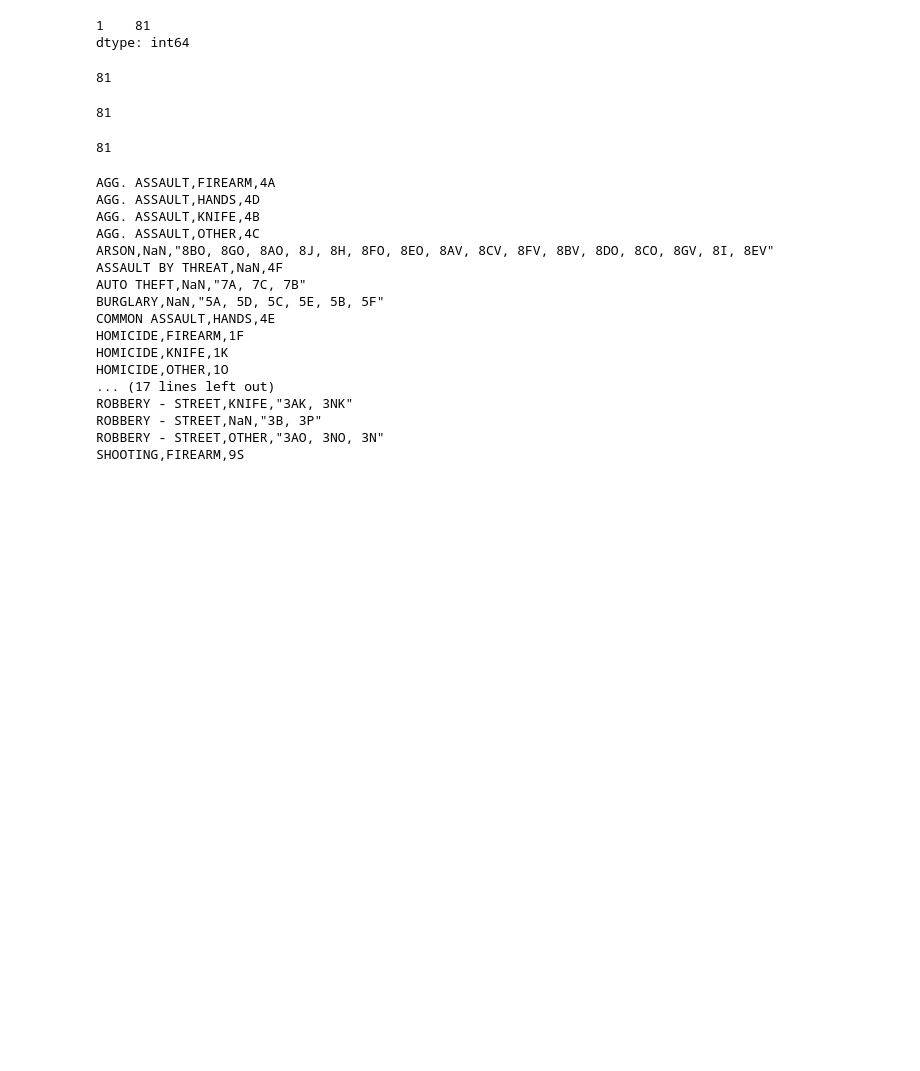
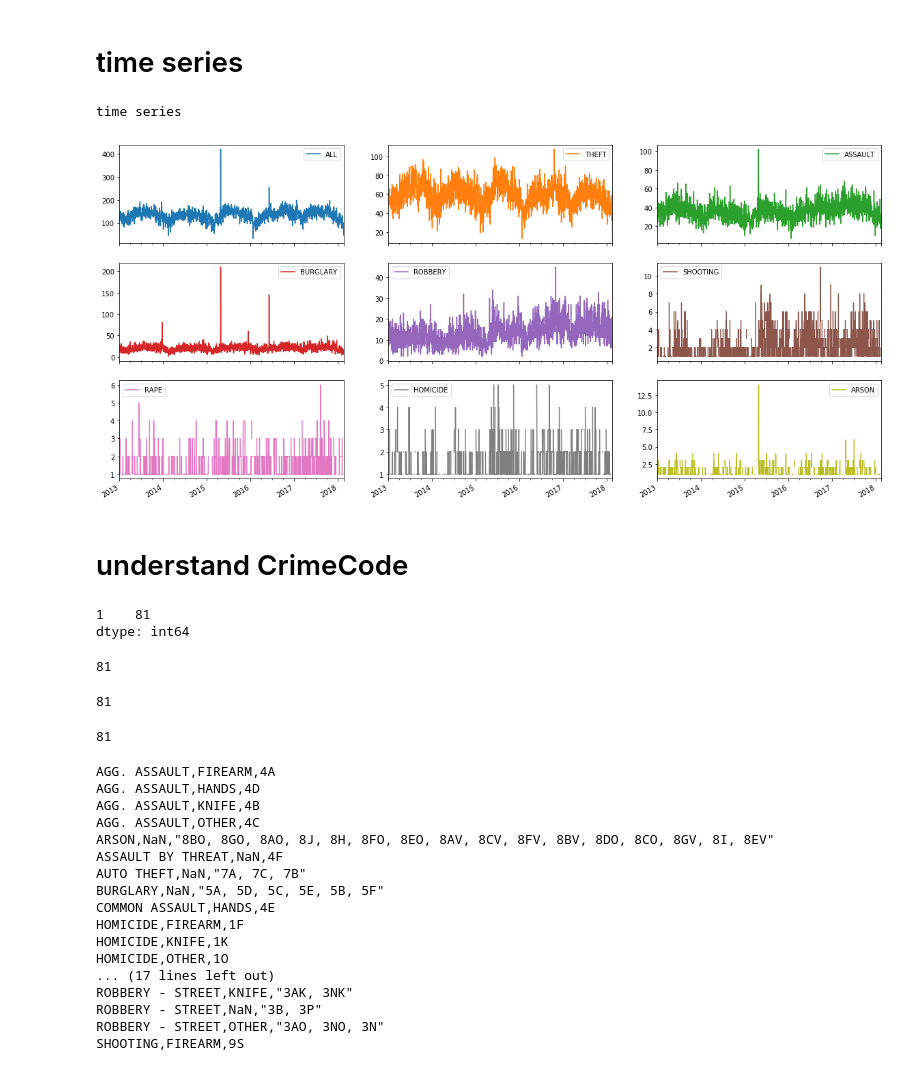
Before and after one commit to JHWu92/public-safety-baltimore, a Jupyter notebook: data/open-baltimore/UNDERSTAND - BPD_Part_1_Victim_Based_Crime_Data.ipynb, the cells around one changed output. Saved outputs shown, nothing was run; the diff lists cells and outputs as text; code cells hidden in the pictures; blank space fills up the shorter version.

```diff
--- a/data/open-baltimore/UNDERSTAND - BPD_Part_1_Victim_Based_Crime_Data.ipynb
+++ b/data/open-baltimore/UNDERSTAND - BPD_Part_1_Victim_Based_Crime_Data.ipynb
@@ -4,0 +11,20 @@ df = pd.read_csv('BPD_Part_1_Victim_Based_Crime_Data.csv').fillna('NaN')
+# %%
+merge_type = {'LARCENY': 'THEFT',
+ 'COMMON ASSAULT': 'ASSAULT',
+ 'BURGLARY' : 'BURGLARY',
+ 'LARCENY FROM AUTO': 'THEFT',
+ 'AUTO THEFT': 'THEFT',
+ 'AGG. ASSAULT': 'ASSAULT',
+ 'ROBBERY - STREET': 'ROBBERY',
+ 'ROBBERY - COMMERCIAL': 'ROBBERY',
+ 'ASSAULT BY THREAT': 'ASSAULT',
+ 'SHOOTING': 'SHOOTING',
+ 'ROBBERY - RESIDENCE': 'ROBBERY',
+ 'ROBBERY - CARJACKING': 'ROBBERY',
+ 'RAPE': 'RAPE',
+ 'HOMICIDE': 'HOMICIDE',
+ 'ARSON': 'ARSON'}
+
+simplified_types = ['THEFT', 'ASSAULT', 'BURGLARY', 'ROBBERY', 'SHOOTING', 'RAPE', 'HOMICIDE', 'ARSON']
+# %%
+df['simplified_type'] = df.Description.apply(lambda x: merge_type[x])
@@ -4,0 +138,6 @@ df = pd.read_csv('BPD_Part_1_Victim_Based_Crime_Data.csv').fillna('NaN')
+# %% [markdown]
+# time series
+# %%
+df_temp_series = pd.DataFrame(index=pd.date_range("2013-01-01", "2018-02-17"))
+# %%
+df_temp_series = df_temp_series.join(df.groupby('CrimeDate').agg({'Total Incidents': 'sum'}).rename(columns={'Total Incidents':'ALL'}))
@@ -5,3 +150,11 @@ df = pd.read_csv('BPD_Part_1_Victim_Based_Crime_Data.csv').fillna('NaN')
+# %%
+df_temp_series.plot(subplots=True, layout=(3,3), figsize=(20,10))
+print('time series')
+# %% [output]
+time series
+[figure, added]
+# %% [markdown]
+# understand CrimeCode
 # %%
 df.groupby('CrimeCode').apply(lambda x: x.Description.unique().__len__()).value_counts()
 # %% [output]
```
Also changed, not shown: parts of 20 cells of this notebook, 3 other files.
